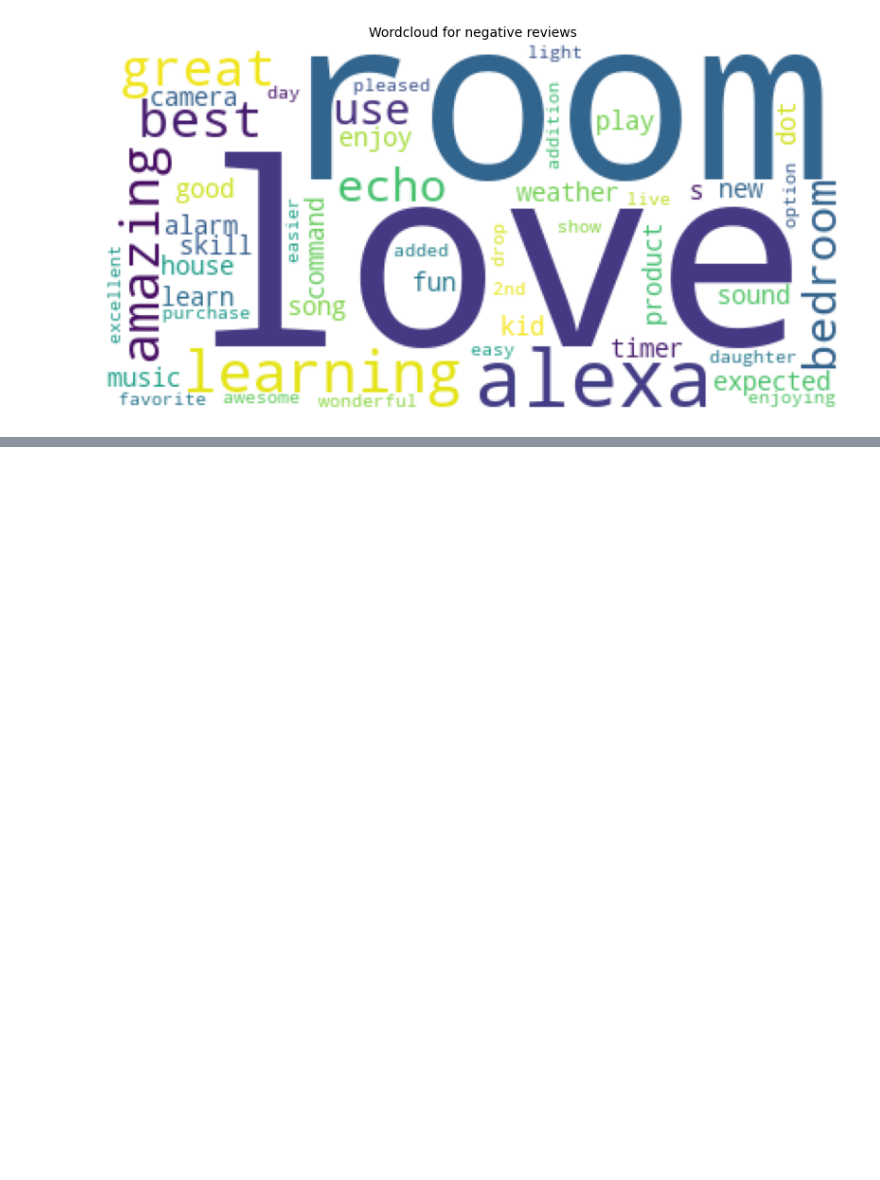
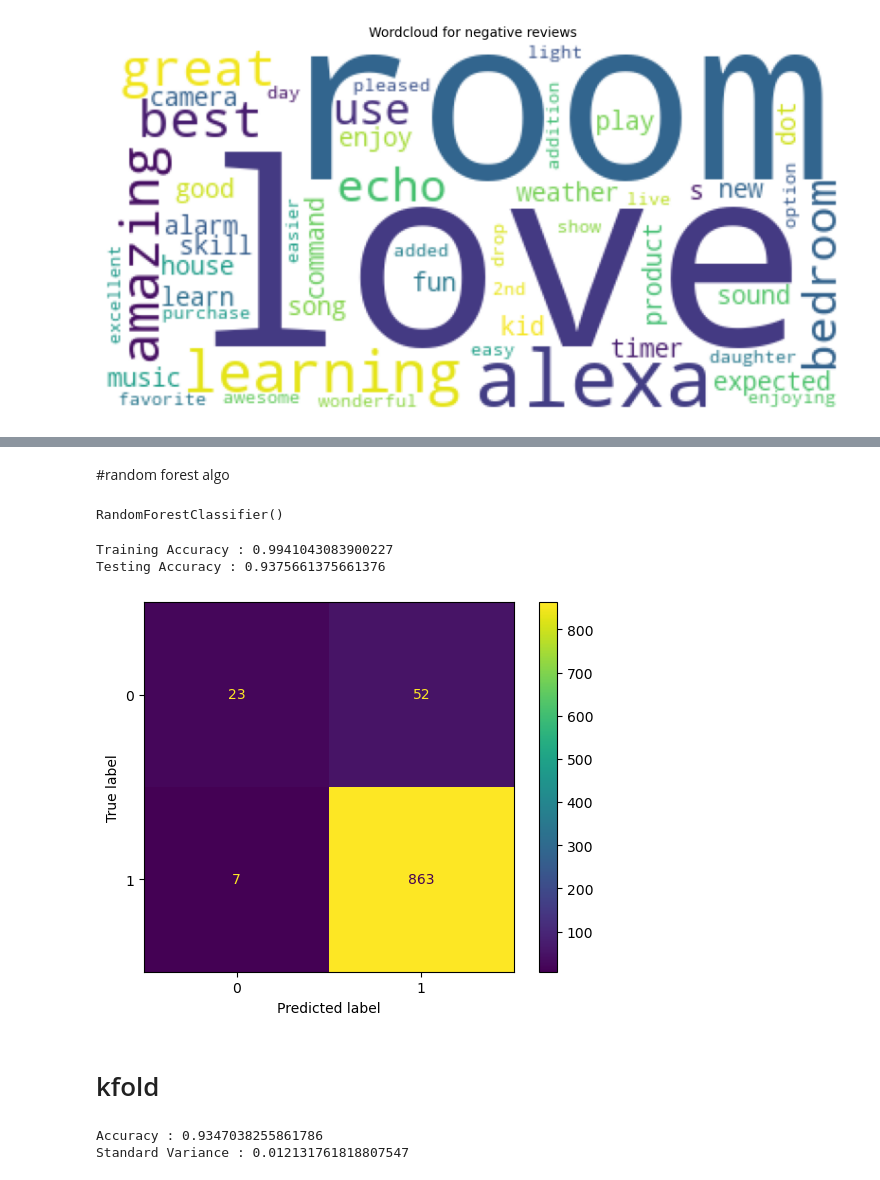
Before and after one commit to ame2en/SentimentAnalysis-WEbApp, a Jupyter notebook: output.ipynb, the cells around one changed output, grey strips where cells are left out. Cells and saved outputs as stored; diff of their text form; code cells hidden in the pictures; blank space fills up the shorter version.

```diff
--- a/output.ipynb
+++ b/output.ipynb
@@ -315,0 +357,5 @@ plt.show()
+# %%
+scaler = MinMaxScaler()
+
+X_train_scl = scaler.fit_transform(X_train)
+X_test_scl = scaler.transform(X_test)
@@ -315,0 +364,33 @@ plt.show()
+# %% [markdown]
+#random forest algo
+# %%
+model_rf = RandomForestClassifier()
+model_rf.fit(X_train_scl, y_train)
+# %% [output]
+RandomForestClassifier()
+# %%
+print("Training Accuracy :", model_rf.score(X_train_scl, y_train))
+print("Testing Accuracy :", model_rf.score(X_test_scl, y_test))
+# %% [output]
+Training Accuracy : 0.9941043083900227
+Testing Accuracy : 0.9375661375661376
+# %%
+y_preds = model_rf.predict(X_test_scl)
+# %%
+cm = confusion_matrix(y_test, y_preds)
+# %%
+cm_display = ConfusionMatrixDisplay(confusion_matrix=cm,display_labels=model_rf.classes_)
+cm_display.plot()
+plt.show()
+# %% [output]
+[figure, added]
+# %% [markdown]
+# kfold
+# %%
+accuracies = cross_val_score(estimator = model_rf, X = X_train_scl, y = y_train, cv = 10)
+
+print("Accuracy :", accuracies.mean())
+print("Standard Variance :", accuracies.std())
+# %% [output]
+Accuracy : 0.9347038255861786
+Standard Variance : 0.012131761818807547
```
Also changed, not shown: parts of 26 cells of this notebook, 7 other files.
